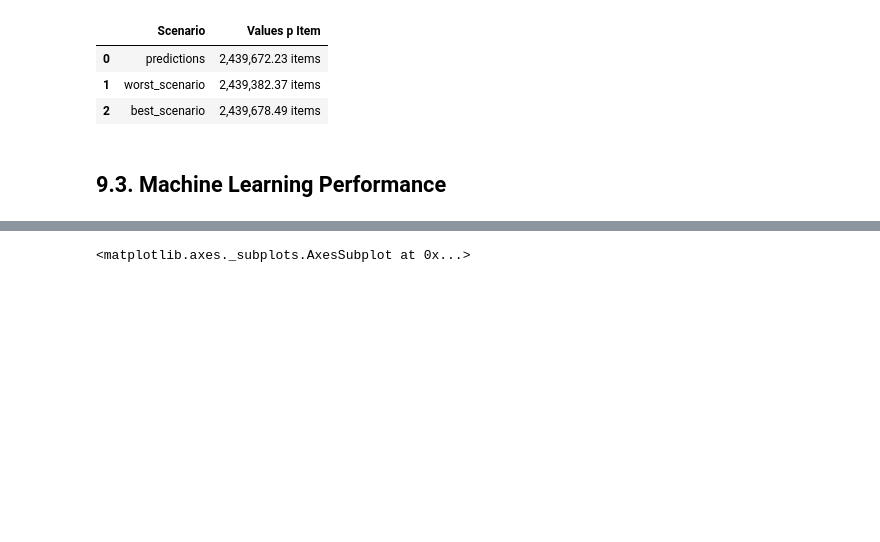
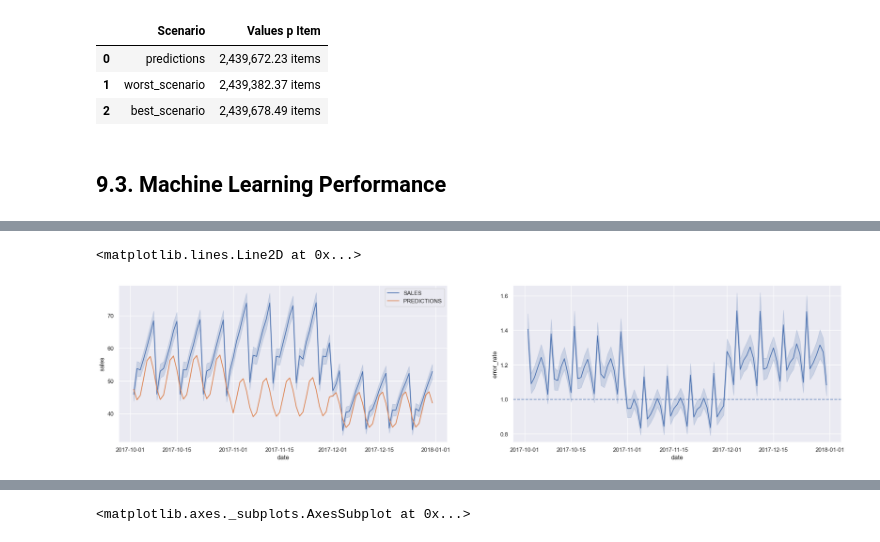
Before and after one commit to huyen2510/Store_Item_Demand, a Jupyter notebook: Store_Item_Demand.ipynb, the cells around one changed output, grey strips where cells are left out. Drawn from its saved outputs; the diff is of its cells as text; code cells hidden in the pictures; blank space fills up the shorter version.

```diff
--- a/Store_Item_Demand.ipynb
+++ b/Store_Item_Demand.ipynb
@@ -1050,0 +1178,10 @@ df96
+# %%
+df9_lrr = X_test[ cols_selected_boruta_full ]
+
+# rescale
+df9_lrr['sales'] = np.expm1( df9_lrr['sales'] )
+df9_lrr['predictions'] = np.expm1( yhat_lrr )
+
+df9_lrr['error'] = df9_lrr['sales'] - df9_lrr['predictions']
+df9_lrr['error_rate'] = df9_lrr['predictions'] / df9_lrr['sales']
+df9_lrr.head()
@@ -1050,0 +1195,17 @@ df96
+# %%
+plt.subplot( 2, 2, 1 )
+sns.lineplot( x='date', y='sales', data=df9_lrr, label='SALES' )
+sns.lineplot( x='date', y='predictions', data=df9_lrr, label='PREDICTIONS' )
+
+plt.subplot( 2, 2, 2 )
+sns.lineplot( x='date', y='error_rate', data=df9_lrr )
+plt.axhline( 1, linestyle='--' )
+
+# plt.subplot( 2, 2, 3 )
+# sns.distplot( df9_lrr['error'] )
+
+# plt.subplot( 2, 2, 4 )
+# sns.scatterplot( df9_lrr['predictions'], df9_lrr['error'] )
+# %% [output]
+<matplotlib.lines.Line2D at 0x...>
+[figure, added]
```
Also changed, not shown: parts of 38 cells of this notebook, 34 other files.
